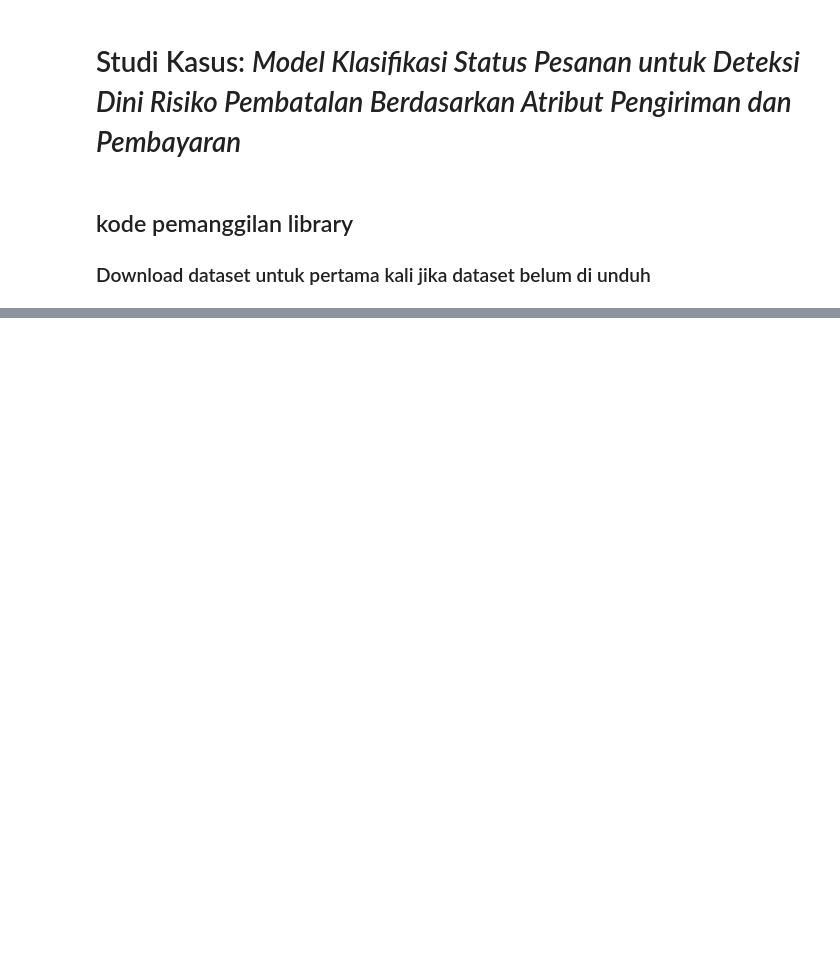
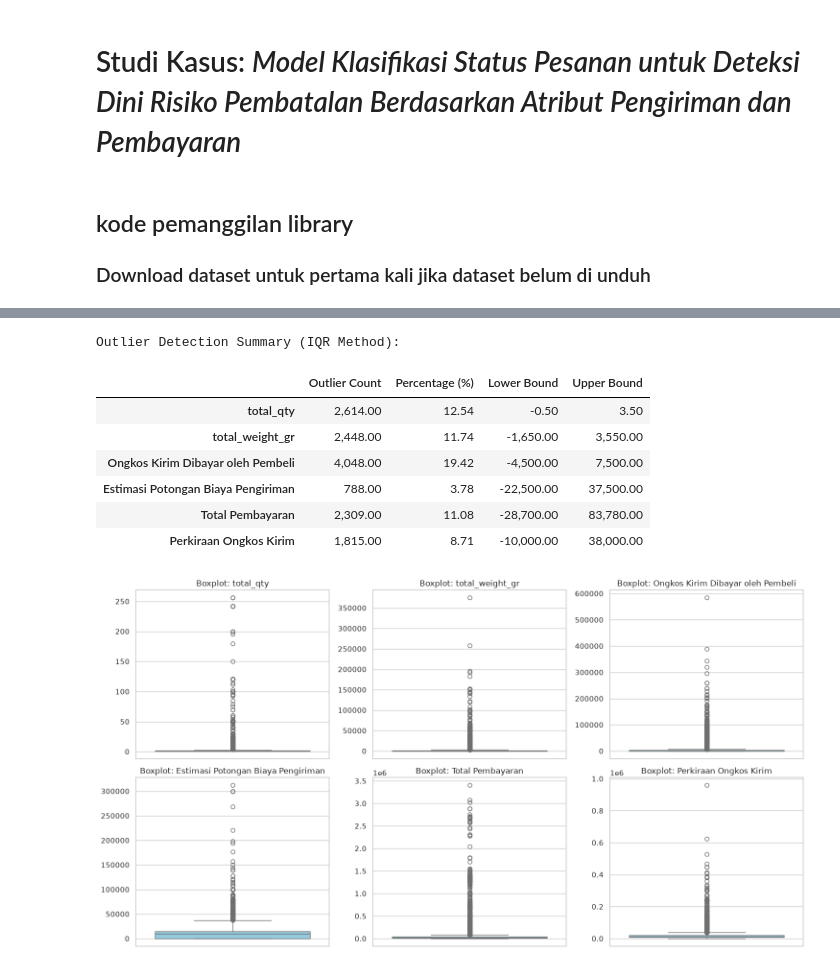
Before and after one commit to Morxidia/17_IF-B_wkwkwk, a Jupyter notebook: main.ipynb, the cells around one changed output, grey strips where cells are left out. Saved outputs shown, nothing was run; the diff lists cells and outputs as text; code cells hidden in the pictures; blank space fills up the shorter version.

```diff
--- a/main.ipynb
+++ b/main.ipynb
@@ -35,0 +120,49 @@ df.head(8)
+# %%
+# Define numeric columns for outlier detection based on dataset schema
+numeric_cols = [
+    'total_qty', 'total_weight_gr', 'Ongkos Kirim Dibayar oleh Pembeli',
+    'Estimasi Potongan Biaya Pengiriman', 'Total Pembayaran', 'Perkiraan Ongkos Kirim'
+]
+
+# Function to calculate outliers using Tukey's IQR
+def count_outliers_iqr(dataframe, columns):
+    outlier_summary = {}
+    for col in columns:
+        Q1 = dataframe[col].quantile(0.25)
+        Q3 = dataframe[col].quantile(0.75)
+        IQR = Q3 - Q1
+        lower_bound = Q1 - 1.5 * IQR
+        upper_bound = Q3 + 1.5 * IQR
+
+        outliers = dataframe[(dataframe[col] < lower_bound) | (dataframe[col] > upper_bound)]
+        outlier_summary[col] = {
+            'Outlier Count': len(outliers),
+            'Percentage (%)': round((len(outliers) / len(dataframe)) * 100, 2),
+            'Lower Bound': lower_bound,
+            'Upper Bound': upper_bound
+        }
+    return pd.DataFrame(outlier_summary).T
+
+outlier_df = count_outliers_iqr(df, numeric_cols)
+print("Outlier Detection Summary (IQR Method):")
+display(outlier_df)
+
+# Visualize numeric distributions with boxplots
+plt.figure(figsize=(15, 8))
+for i, col in enumerate(numeric_cols, 1):
+    plt.subplot(2, 3, i)
+    sns.boxplot(y=df[col], color='skyblue')
+    plt.title(f"Boxplot: {col}")
+    plt.ylabel("")
+plt.tight_layout()
+plt.show()
+# %% [output]
+Outlier Detection Summary (IQR Method):
+|  | Outlier Count | Percentage (%) | Lower Bound | Upper Bound |
+| total_qty | 2,614.00 | 12.54 | -0.50 | 3.50 |
+| total_weight_gr | 2,448.00 | 11.74 | -1,650.00 | 3,550.00 |
+| Ongkos Kirim Dibayar oleh Pembeli | 4,048.00 | 19.42 | -4,500.00 | 7,500.00 |
+| Estimasi Potongan Biaya Pengiriman | 788.00 | 3.78 | -22,500.00 | 37,500.00 |
+| Total Pembayaran | 2,309.00 | 11.08 | -28,700.00 | 83,780.00 |
+| Perkiraan Ongkos Kirim | 1,815.00 | 8.71 | -10,000.00 | 38,000.00 |
+[figure, added]
```
Also changed, not shown: parts of 9 cells of this notebook.
